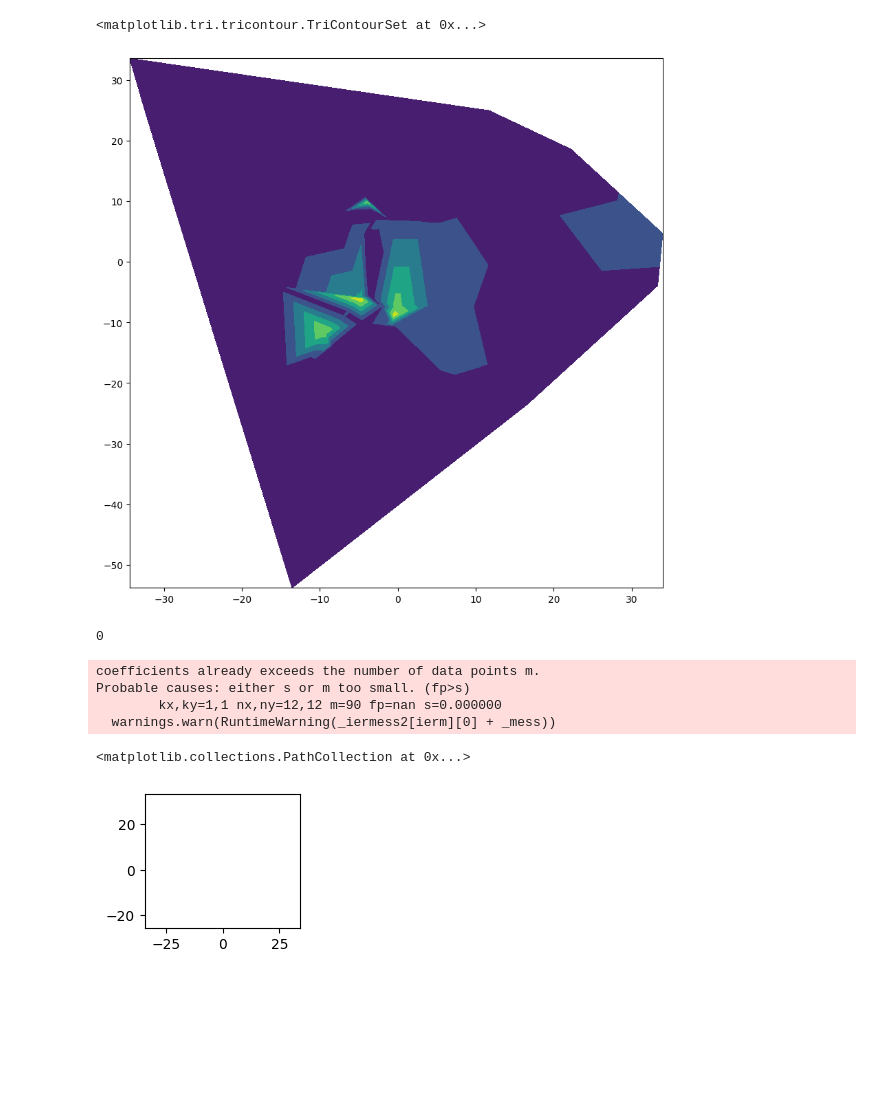
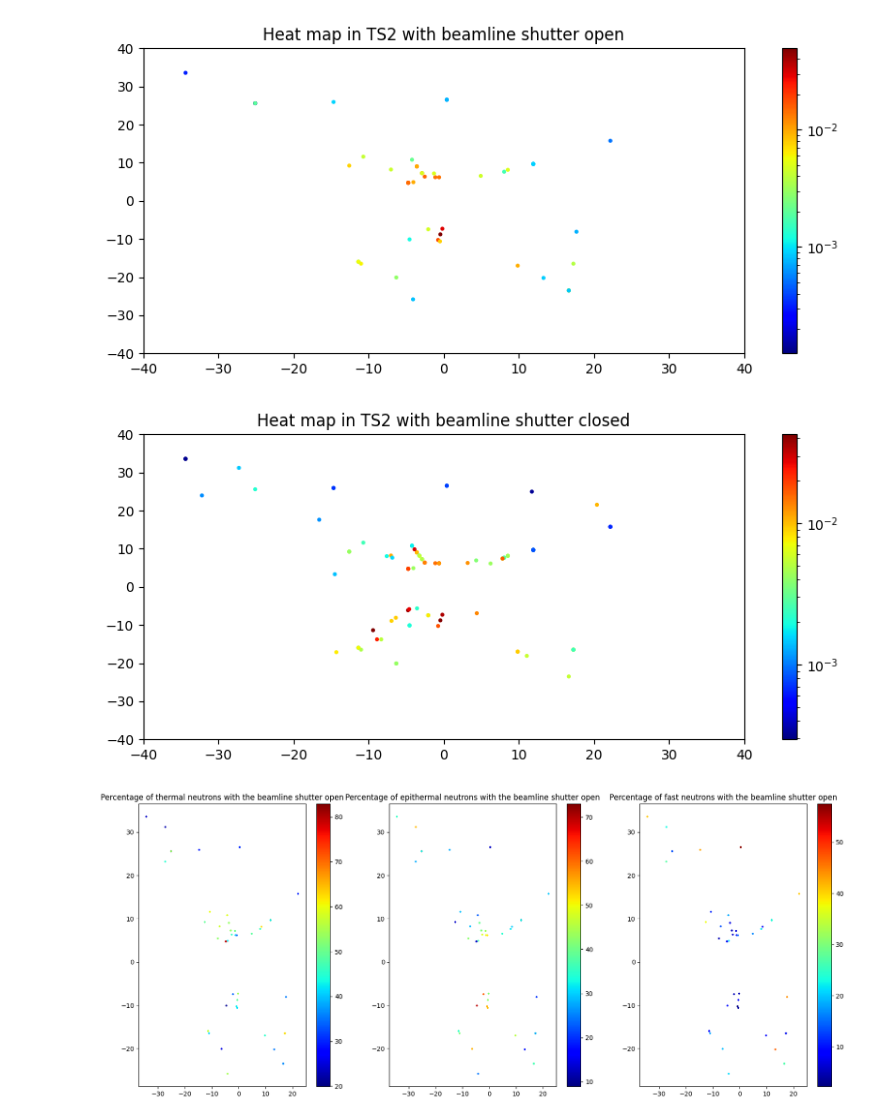
Before and after one commit to py1sl/neutron_background_survey, a Jupyter notebook: src/diamon_analysis_notebook.ipynb, the cells around one changed output. Cells and saved outputs as stored; diff of their text form; code cells hidden in the pictures; blank space fills up the shorter version.

```diff
--- a/src/diamon_analysis_notebook.ipynb
+++ b/src/diamon_analysis_notebook.ipynb
@@ -247,38 +50,10 @@ plt.show()
-# %%
-from scipy import interpolate
-plt.figure(figsize=((10,10)))
-plt.tricontourf(nx,ny,ndose)
-# %% [output]
-<matplotlib.tri.tricontour.TriContourSet at 0x...>
-[figure, removed]
-# %%
-(np.min(np.nonzero(map)))
-# %% [output]
-0
-# %%
-from scipy.interpolate import interp2d
-
-# f will be a function with two arguments (x and y coordinates),
-# but those can be array_like structures too, in which case the
-# result will be a matrix representing the values in the grid
-# specified by those arguments
-f = interp2d(nx,ny,ndose,kind="linear")
-
-x_coords = np.arange(min(nx),max(nx)+1)
-y_coords = np.arange(min(ny),max(ny)+1)
-Z = f(x_coords,y_coords)
-
-fig = plt.imshow(Z,
-           extent=[min(nx),max(nx),min(ny),max(ny)],
-           origin="lower")
-
-# Show the positions of the sample points, just to have some reference
-fig.axes.set_autoscale_on(False)
-plt.scatter(nx,ny,400,facecolors='none')
-# %% [output]
-coefficients already exceeds the number of data points m.
-Probable causes: either s or m too small. (fp>s)
-        kx,ky=1,1 nx,ny=12,12 m=90 fp=nan s=0.000000
-  warnings.warn(RuntimeWarning(_iermess2[ierm][0] + _mess))
-<matplotlib.collections.PathCollection at 0x...>
-[figure, removed]
+# %%
+p.plot_dose_map(open_shutters)
+p.plot_dose_map(closed_shutters)
+# %% [output]
+[figure, added]
+[figure, added]
+# %%
+p.plot_energy_map(open_shutters)
+# %% [output]
+[figure, added]
```
Also changed, not shown: parts of 21 cells of this notebook.
